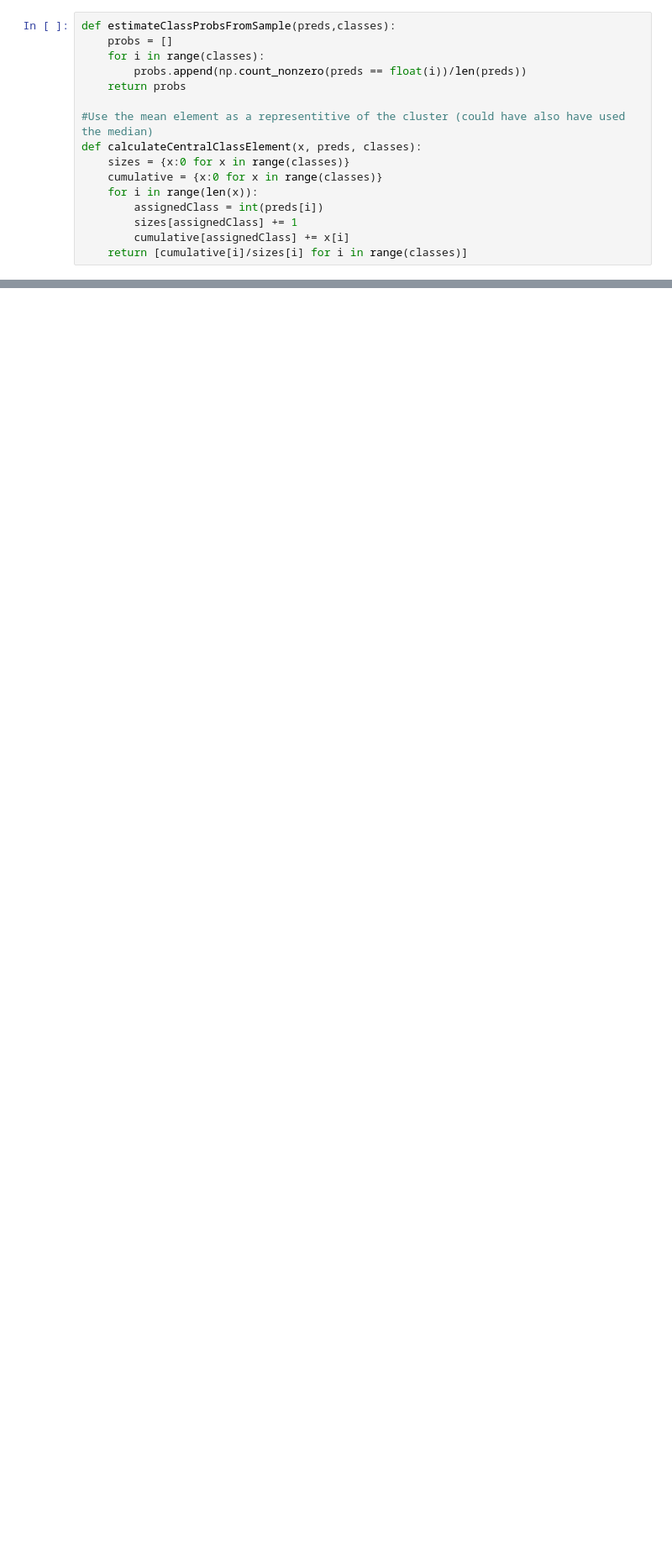
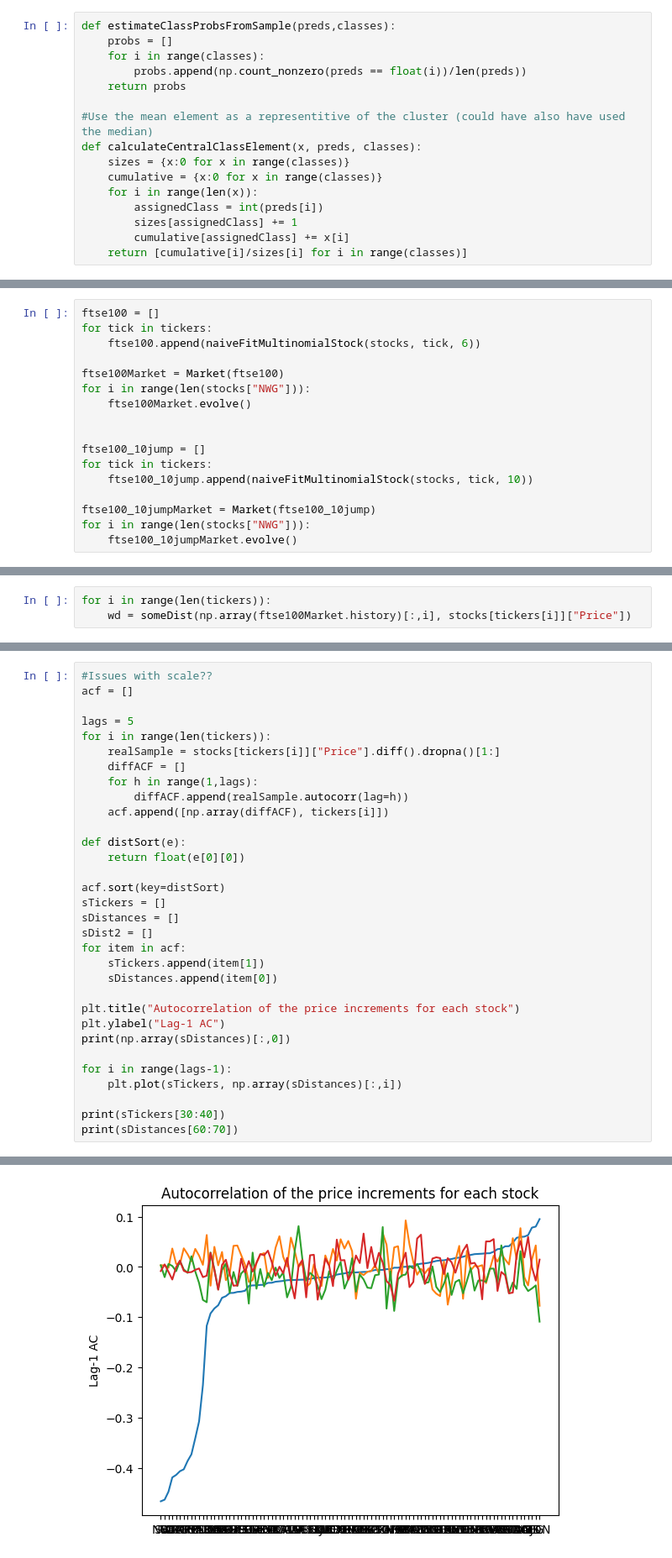
Before and after one commit to Jamesflynn1/FiniteMarketModel, a Jupyter notebook: EvaluateFit.ipynb, the cells around one changed output, grey strips where cells are left out. Shown: that part at 84% size. Saved outputs shown, nothing was run; the diff lists cells and outputs as text; blank space fills up the shorter version.

```diff
--- a/EvaluateFit.ipynb
+++ b/EvaluateFit.ipynb
@@ -170,0 +202,17 @@ for tick in tickers:
+# %%
+ftse100 = []
+for tick in tickers:
+    ftse100.append(naiveFitMultinomialStock(stocks, tick, 6))
+
+ftse100Market = Market(ftse100)
+for i in range(len(stocks["NWG"])):
+    ftse100Market.evolve()
+
+
+ftse100_10jump = []
+for tick in tickers:
+    ftse100_10jump.append(naiveFitMultinomialStock(stocks, tick, 10))
+
+ftse100_10jumpMarket = Market(ftse100_10jump)
+for i in range(len(stocks["NWG"])):
+    ftse100_10jumpMarket.evolve()
@@ -170,0 +229,3 @@ for tick in tickers:
+# %%
+for i in range(len(tickers)):
+    wd = someDist(np.array(ftse100Market.history)[:,i], stocks[tickers[i]]["Price"])
@@ -170,0 +234,33 @@ for tick in tickers:
+# %%
+#Issues with scale??
+acf = []
+
+lags = 5
+for i in range(len(tickers)):
+    realSample = stocks[tickers[i]]["Price"].diff().dropna()[1:]
+    diffACF = []
+    for h in range(1,lags):
+        diffACF.append(realSample.autocorr(lag=h))
+    acf.append([np.array(diffACF), tickers[i]])
+
+def distSort(e):
+    return float(e[0][0])
+
+acf.sort(key=distSort)
+sTickers = []
+sDistances = []
+sDist2 = []
+for item in acf:
+    sTickers.append(item[1])
+    sDistances.append(item[0])
+
+plt.title("Autocorrelation of the price increments for each stock")
+plt.ylabel("Lag-1 AC")
+print(np.array(sDistances)[:,0])
+
+for i in range(lags-1):
+    plt.plot(sTickers, np.array(sDistances)[:,i])
+
+print(sTickers[30:40])
+print(sDistances[60:70])
+# %% [output]
@@ -170,0 +284 @@ for tick in tickers:
+[figure, added]
```
Also changed, not shown: parts of 26 cells of this notebook, 1 other file.
